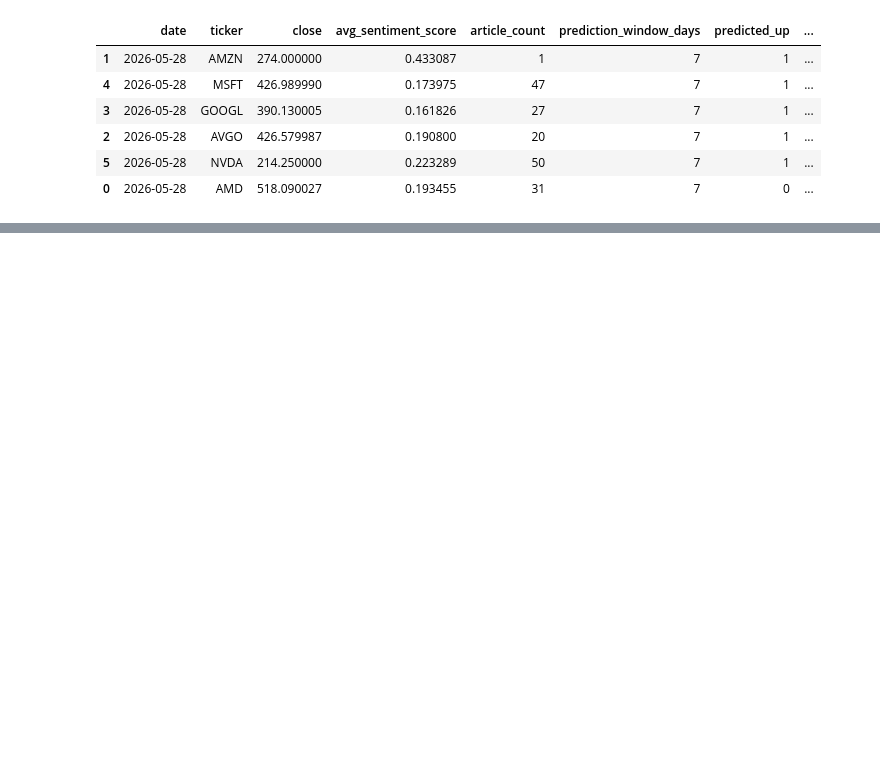
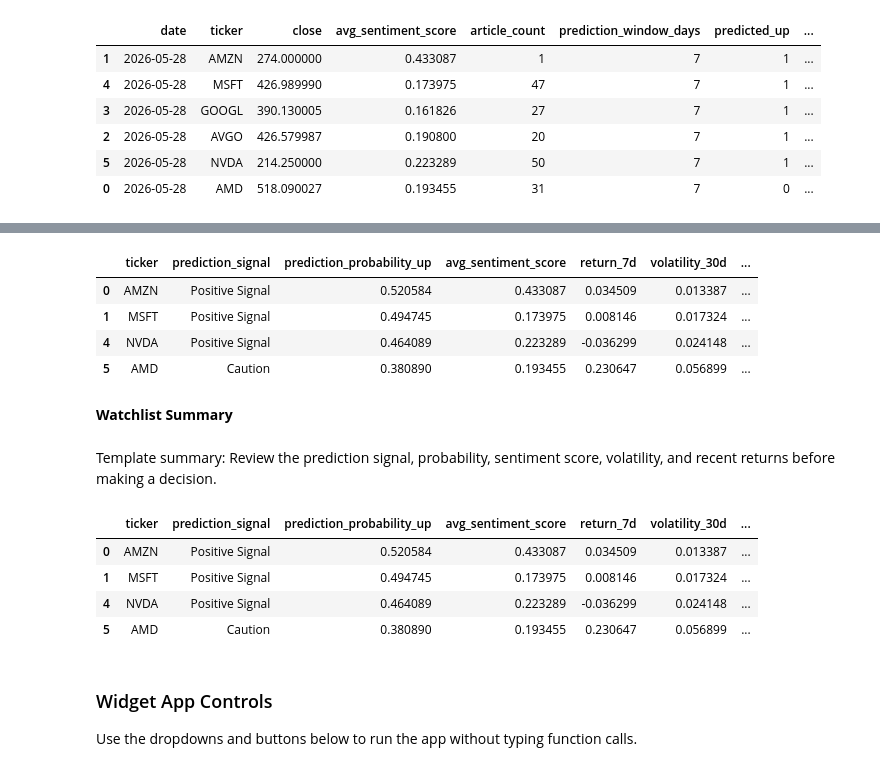
Before and after one commit to 4sciencee/MIS433-Final-Project, a Jupyter notebook: notebooks/AI_Investment_Signals.ipynb, the cells around one changed output, grey strips where cells are left out. Drawn from its saved outputs; the diff is of its cells as text; code cells hidden in the pictures; blank space fills up the shorter version.

```diff
--- a/notebooks/AI_Investment_Signals.ipynb
+++ b/notebooks/AI_Investment_Signals.ipynb
@@ -999,0 +1312,33 @@ latest_output
+# %%
+def watchlist_briefing(tickers, risk_preference="Medium"):
+    selected_tickers = [ticker.upper() for ticker in tickers]
+    watchlist = app_table[app_table["ticker"].isin(selected_tickers)].copy()
+
+    if watchlist.empty:
+        print("No matching tickers found.")
+        return None
+
+    watchlist["risk_preference"] = risk_preference
+    watchlist["risk_score"] = watchlist.apply(lambda row: calculate_risk_score(row, risk_preference), axis=1)
+    watchlist = watchlist.sort_values("risk_score", ascending=False)
+
+    display_columns = [
+        "ticker", "prediction_signal", "prediction_probability_up",
+        "avg_sentiment_score", "return_7d", "volatility_30d", "risk_score"
+    ]
+
+    prompt = f"""
+    Create a short watchlist briefing for these companies.
+    Risk preference: {risk_preference}.
+    Ranked table:
+    {watchlist[display_columns].to_string(index=False)}
+    Identify the strongest and weakest signals. Keep it concise.
+    """
+
+    summary = generate_ai_summary(prompt)
+
+    display(watchlist[display_columns])
+    display(Markdown("**Watchlist Summary**"))
+    display(Markdown(summary))
+
+    return watchlist[display_columns]
@@ -999,0 +1382,18 @@ latest_output
+# %%
+watchlist_briefing(["NVDA", "MSFT", "AMZN", "AMD"], risk_preference="Medium")
+# %% [output]
+|  | ticker | prediction_signal | prediction_probability_up | avg_sentiment_score | return_7d | volatility_30d | ... |
+| 0 | AMZN | Positive Signal | 0.520584 | 0.433087 | 0.034509 | 0.013387 | ... |
+| 1 | MSFT | Positive Signal | 0.494745 | 0.173975 | 0.008146 | 0.017324 | ... |
+| 4 | NVDA | Positive Signal | 0.464089 | 0.223289 | -0.036299 | 0.024148 | ... |
+| 5 | AMD | Caution | 0.380890 | 0.193455 | 0.230647 | 0.056899 | ... |
+**Watchlist Summary**
+Template summary: Review the prediction signal, probability, sentiment score, volatility, and recent returns before making a decision.
+|  | ticker | prediction_signal | prediction_probability_up | avg_sentiment_score | return_7d | volatility_30d | ... |
+| 0 | AMZN | Positive Signal | 0.520584 | 0.433087 | 0.034509 | 0.013387 | ... |
+| 1 | MSFT | Positive Signal | 0.494745 | 0.173975 | 0.008146 | 0.017324 | ... |
+| 4 | NVDA | Positive Signal | 0.464089 | 0.223289 | -0.036299 | 0.024148 | ... |
+| 5 | AMD | Caution | 0.380890 | 0.193455 | 0.230647 | 0.056899 | ... |
+# %% [markdown]
+### Widget App Controls
+Use the dropdowns and buttons below to run the app without typing function calls.
```
Also changed, not shown: parts of 29 cells of this notebook, 11 other files.
